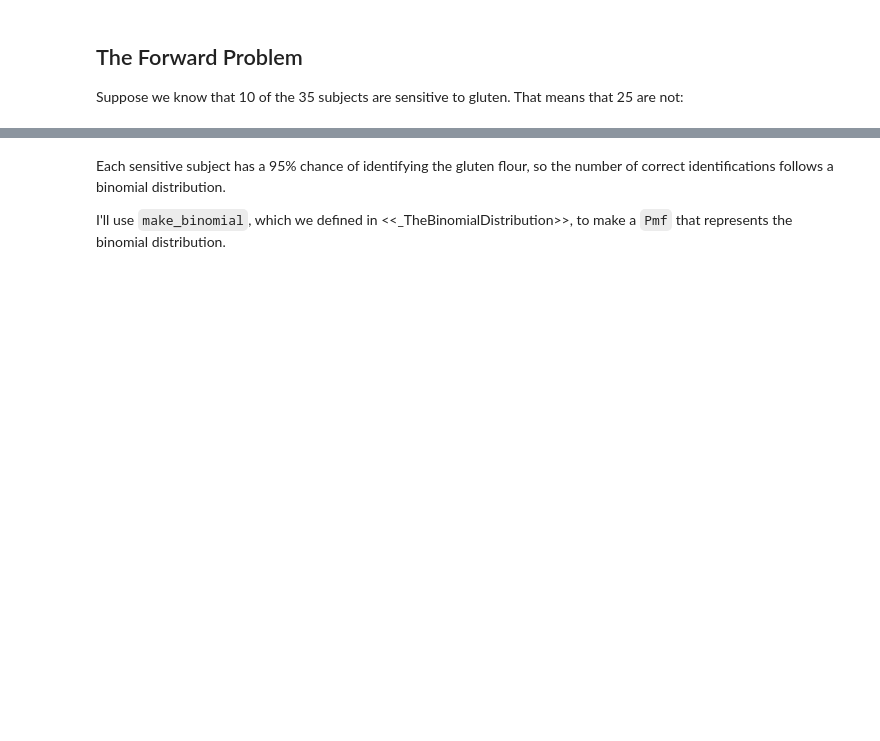
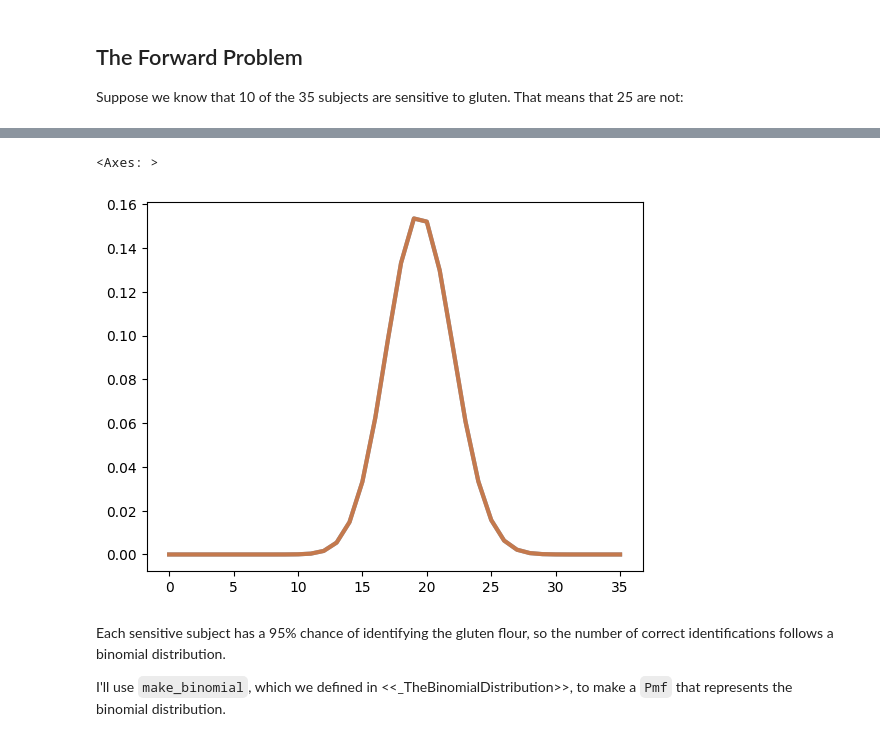
Before and after one commit to mat-ej/ThinkBayes2, a Jupyter notebook: notebooks/chap06.ipynb, the cells around one changed output, grey strips where cells are left out. Drawn from its saved outputs; the diff is of its cells as text; code cells hidden in the pictures; blank space fills up the shorter version.

Commit message:
Chapter 6 additional notes

```diff
--- a/notebooks/chap06.ipynb
+++ b/notebooks/chap06.ipynb
@@ -471,3 +471,20 @@ decorate(xlabel='Number of correct identifications',
+# %%
+# Note: adding distributions together, probs have to be multiplied because of the AND between the two random events.
+
+dist_both = Pmf()
+for q1, p1 in binom_sensitive.items():
+    for q2, p2 in binom_insensitive.items():
+        q = q1 + q2
+        p = p1 * p2
+        dist_both[q] = dist_both(q) + p
+
+dist_both.normalize()
+dist_both.plot()
+dist_total.plot()
+# dist_total.plot(label = "all", color = "C3")
+# %% [output]
+<Axes: >
+[figure, added]
 # %% [markdown]
 Each sensitive subject has a 95% chance of identifying the gluten flour,
 so the number of correct identifications follows a binomial distribution.
```
Also changed, not shown: parts of 13 cells of this notebook.
